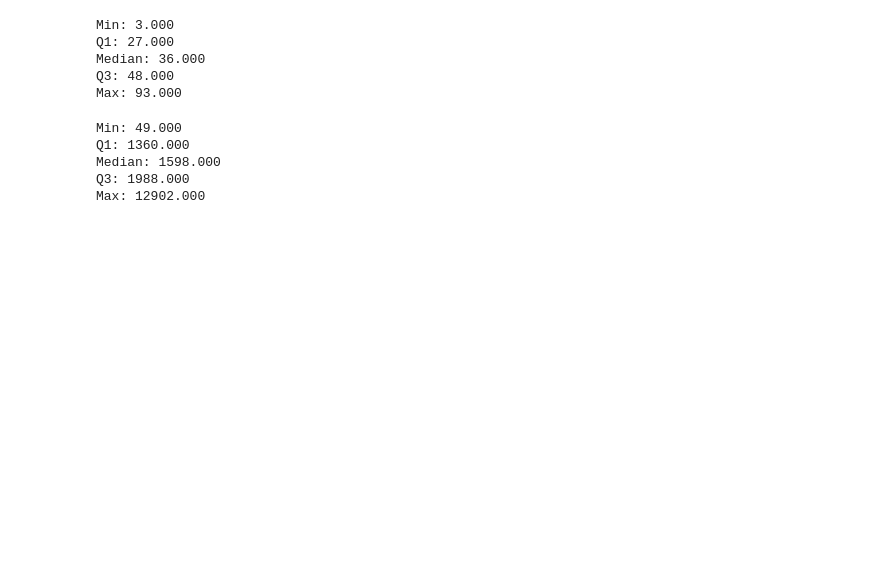
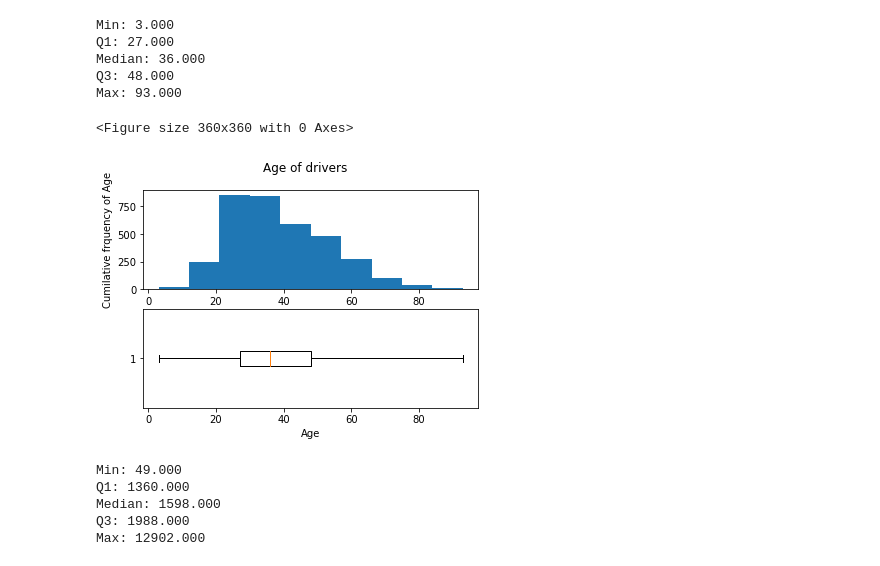
Before and after one commit to dmdequin/fyp2021p01g15, a Jupyter notebook: Notebooks/exploratory_data_analysis_numpy.ipynb, the cells around one changed output. Drawn from its saved outputs; the diff is of its cells as text; code cells hidden in the pictures; blank space fills up the shorter version.

```diff
--- a/Notebooks/exploratory_data_analysis_numpy.ipynb
+++ b/Notebooks/exploratory_data_analysis_numpy.ipynb
@@ -106,7 +113,7 @@ print(birmingham_accidents.shape)
 (2623,)
 # %%
 # Create an array of the accident IDs related to Birmingham (use this to filter the other tables)
-accident_ids = np.array(clean_accidents["Accident_Index"])
+accident_ids = np.array(birmingham_accidents["Accident_Index"])
 
 # Create a mask to filter casualties table based on the accident ids
 casualties_mask = np.where(np.isin(dataraw["casualties"]["Accident_Index"], (accident_ids)))
@@ -349,6 +391,23 @@ Q1: 27.000
 Median: 36.000
 Q3: 48.000
 Max: 93.000
+# %%
+#Histogram and Boxplot for age_of_driver
+fig = plt.figure(figsize=(5,5));
+fig, (ax1, ax2) = plt.subplots(2, 1);
+ax1.hist(age_of_driver, 10);
+ax2.boxplot(age_of_driver, showfliers= False, vert=False, whis = [0,100]);
+
+ax1.set_xlabel('Age');
+ax1.set_ylabel('Cumilative frquency of Age');
+
+
+ax2.set_xlabel('Age');
+
+fig.suptitle('Age of drivers');
+# %% [output]
+<Figure size 360x360 with 0 Axes>
+[figure, added]
 # %%
 # Engine_Capacity_(CC) - Numerical
 
```
Also changed, not shown: parts of 11 cells of this notebook.
